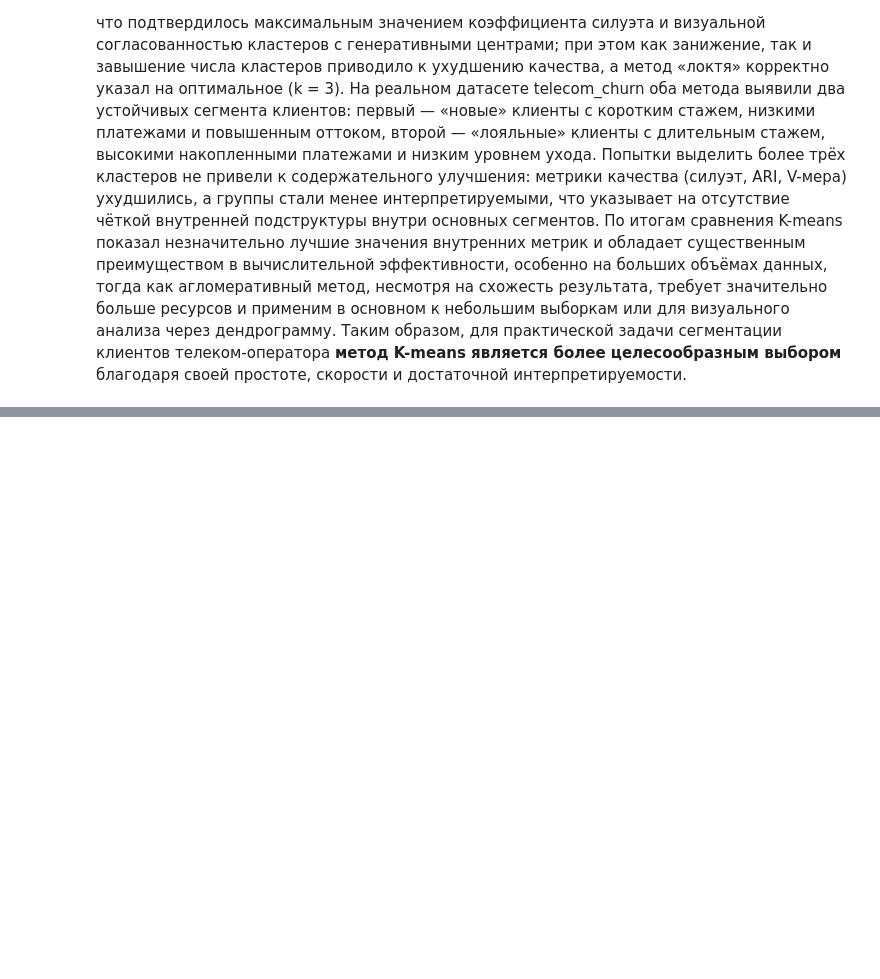
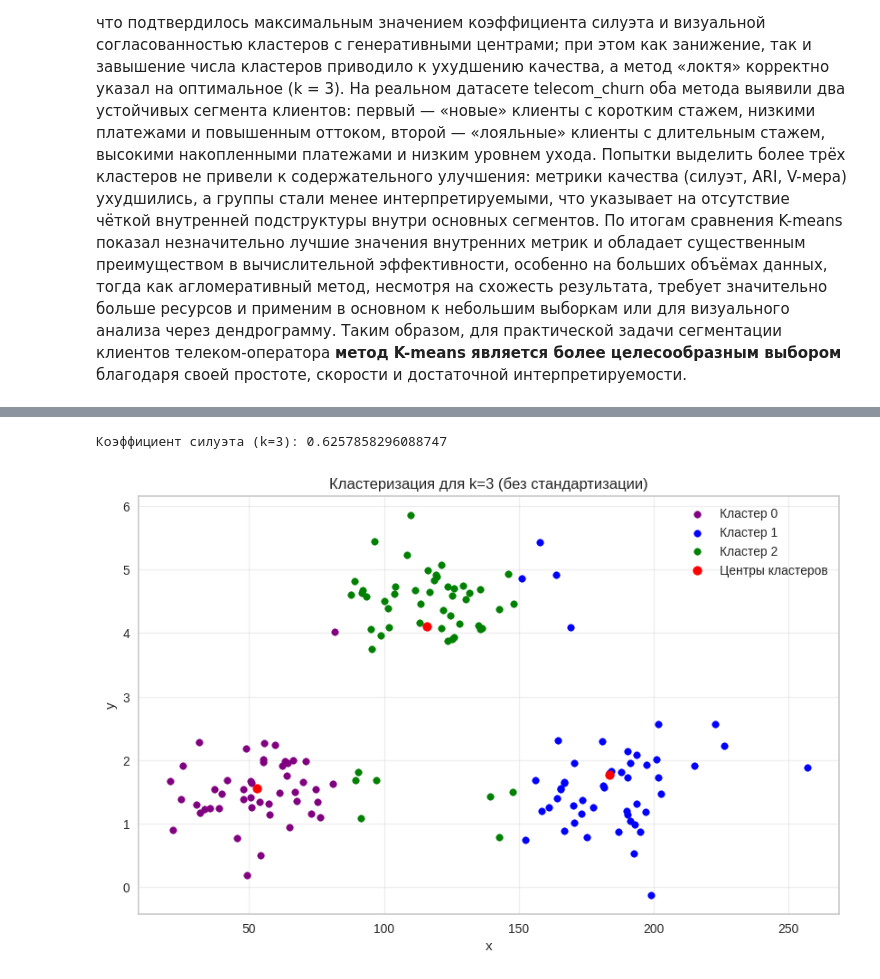
Before and after one commit to ascom8/data_analysis, a Jupyter notebook: LR4_Smirnov_5.ipynb, the cells around one changed output, grey strips where cells are left out. Cells and saved outputs as stored; diff of their text form; code cells hidden in the pictures; blank space fills up the shorter version.

```diff
--- a/LR4_Smirnov_5.ipynb
+++ b/LR4_Smirnov_5.ipynb
@@ -559,0 +573,3 @@ AMI: 0.0175
+# %%
+df_new = make_data(n, seed)
+display(df_new)
@@ -559,0 +590,30 @@ AMI: 0.0175
+# %%
+colors = ['purple', 'blue', 'green', 'brown']
+
+X = df_new[['x', 'y']].values
+
+km3 = KMeans(n_clusters=3, random_state=seed)
+labels3 = km3.fit_predict(X)
+
+sil3 = silhouette_score(X, labels3)
+
+centers3 = km3.cluster_centers_
+
+print('Коэффициент силуэта (k=3):', sil3)
+
+plt.figure(figsize=(10, 6))
+for i, label in enumerate(np.unique(labels3)):
+    mask = labels3 == label
+    plt.scatter(df_new['x'].values[mask], df_new['y'].values[mask], s=30, color=colors[i], label=f'Кластер {label}')
+
+plt.scatter(centers3[:, 0], centers3[:, 1], label='Центры кластеров', color='red')
+
+plt.title('Кластеризация для k=3 (без стандартизации)')
+plt.xlabel('x')
+plt.ylabel('y')
+plt.legend()
+plt.grid(alpha=0.3)
+plt.show()
+# %% [output]
+Коэффициент силуэта (k=3): 0.6257858296088747
+[figure, added]
```
Also changed, not shown: parts of 23 cells of this notebook.
